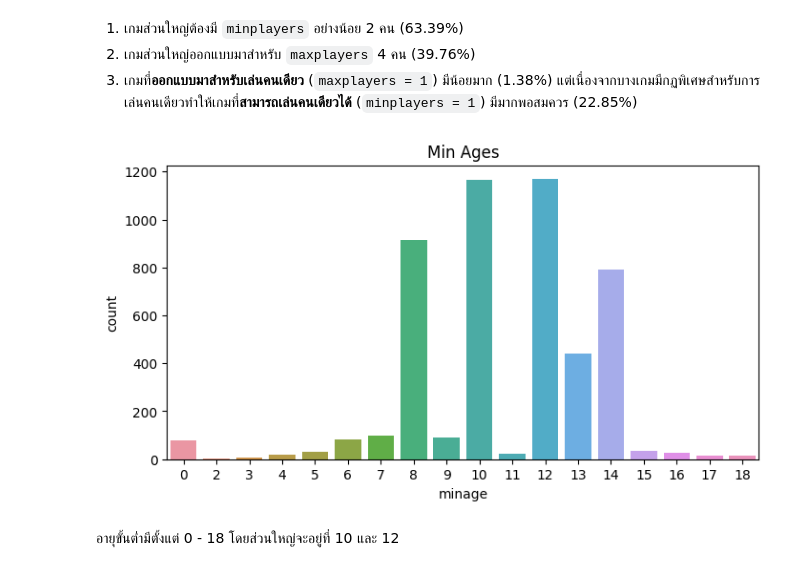
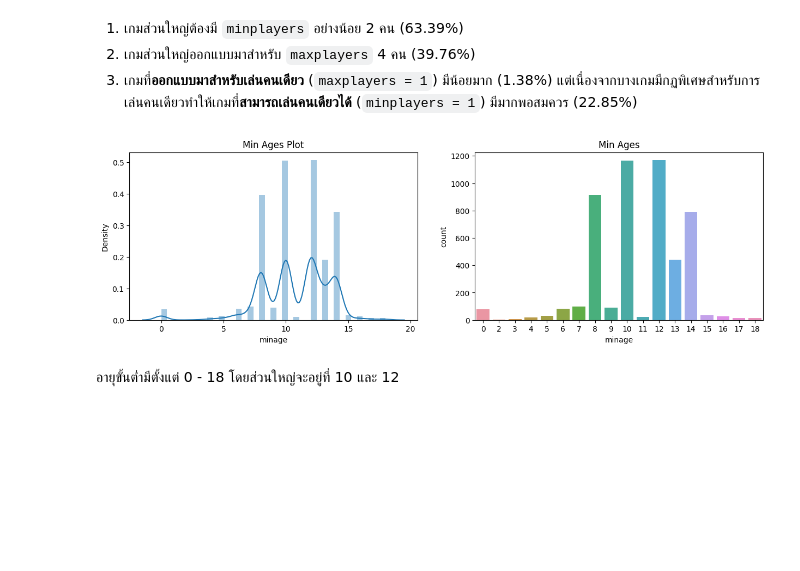
Before and after one commit to Kopzzz/Board-Game-RecCommu, a Jupyter notebook: code/1_Cleaning&EDA_BoardGames.ipynb, the cells around one changed output. Drawn from its saved outputs; the diff is of its cells as text; code cells hidden in the pictures; blank space fills up the shorter version.

Commit message:
minage plot

```diff
--- a/code/1_Cleaning&EDA_BoardGames.ipynb
+++ b/code/1_Cleaning&EDA_BoardGames.ipynb
@@ -268,13 +268,18 @@ plt.show()
 # %%
 df_age = df_bg['minage'].value_counts().reset_index()
 df_age.columns = ['minage', 'count']
 
-plt.figure(figsize=(8,4))
+plt.figure(figsize=(15,4))
+plt.subplot(1,2,1)
+plt.title('Min Ages Plot')
+sns.distplot(df_bg['minage'])
+
+plt.subplot(1,2,2)
 plt.title('Min Ages')
 sns.barplot(data=df_age, y='count', x='minage')
 plt.show()
 # %% [output]
-[figure, old version]
+[figure, new version]
 # %% [markdown]
 อายุขั้นต่ำมีตั้งแต่ 0 - 18 โดยส่วนใหญ่จะอยู่ที่ 10 และ 12
 # %%
```
